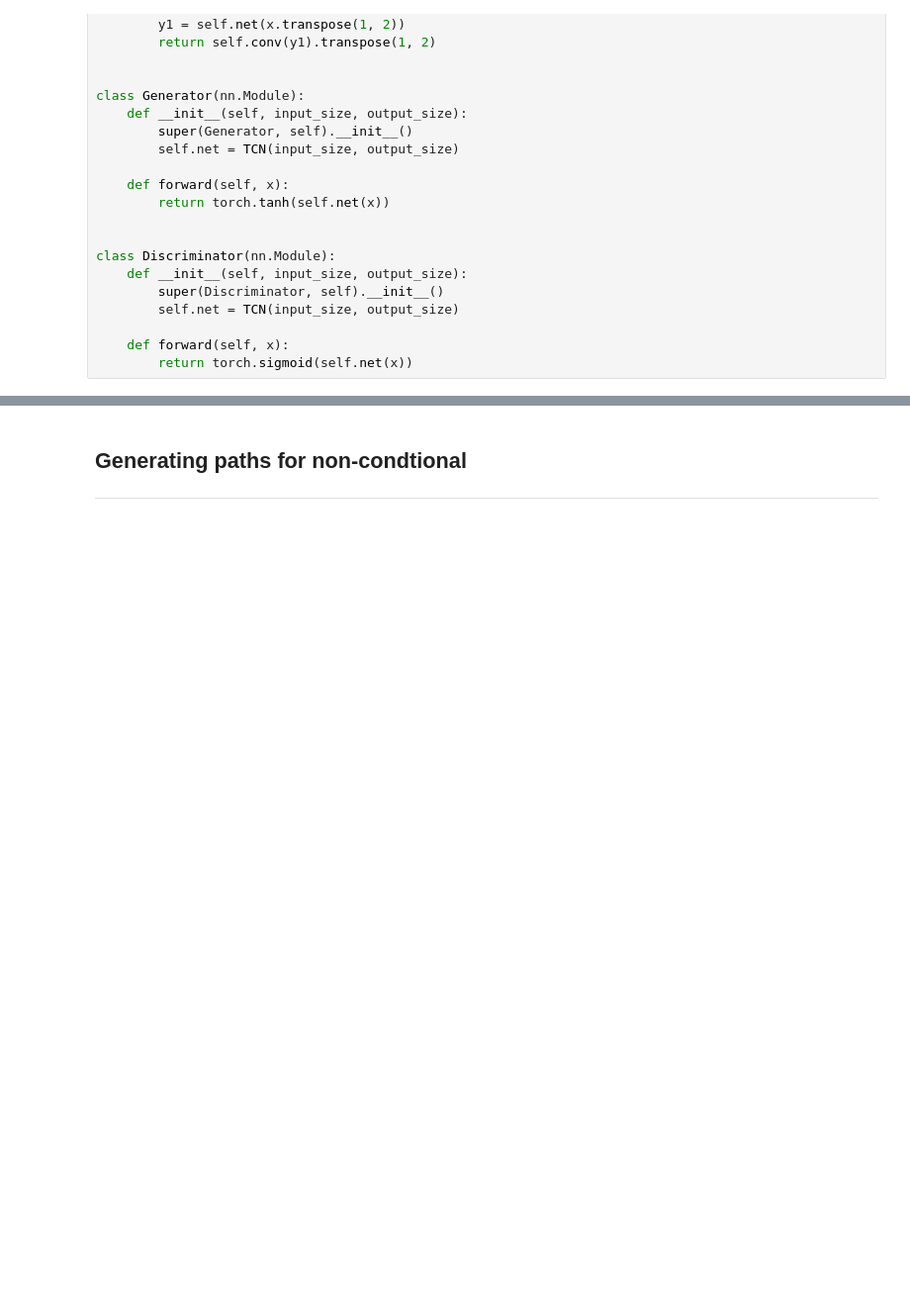
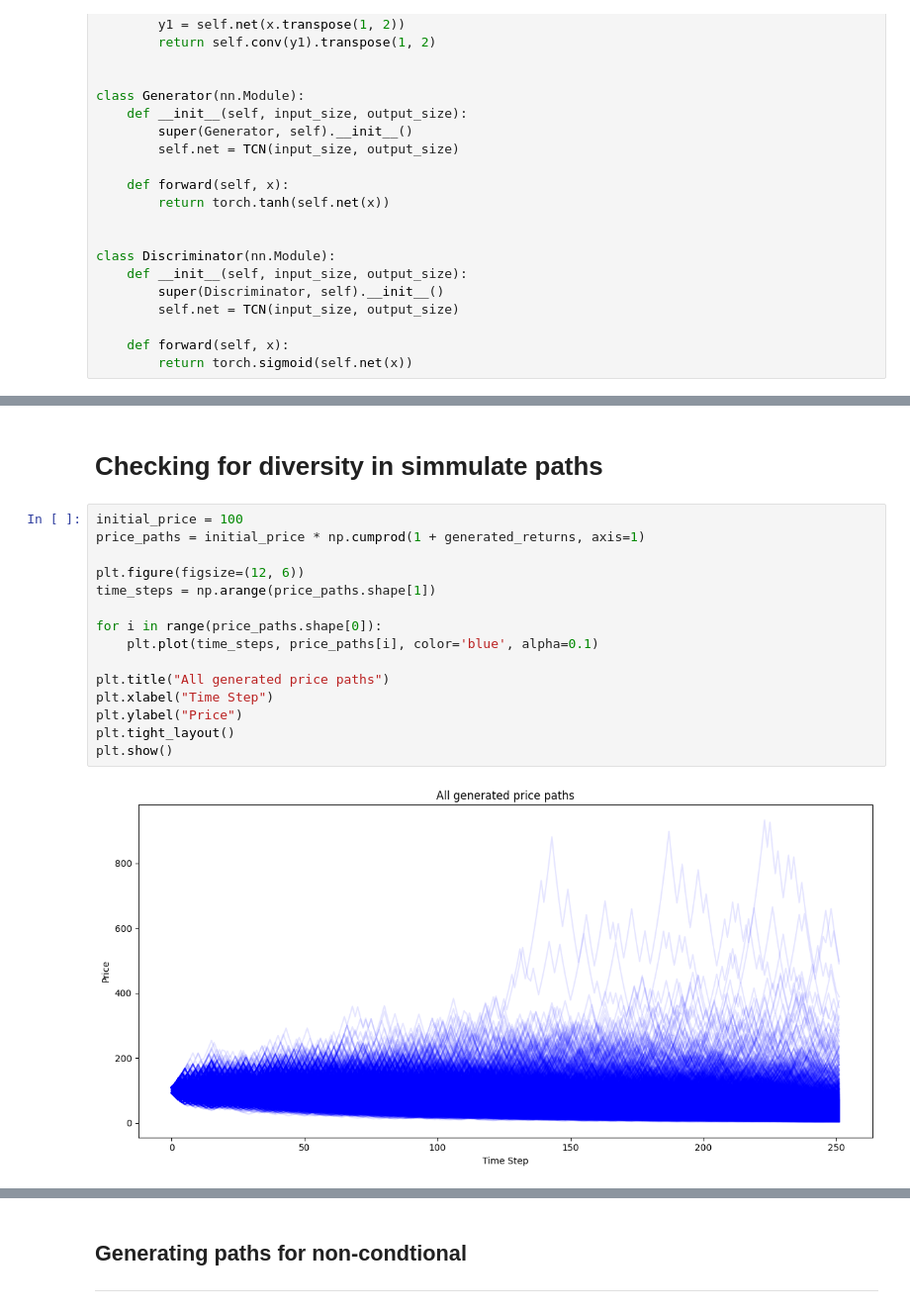
Before and after one commit to nickaskari/master-thesis, a Jupyter notebook: internal_models/CGANs/quantGAN.ipynb, the cells around one changed output, grey strips where cells are left out. Shown at 99% size. Saved outputs shown, nothing was run; the diff lists cells and outputs as text; blank space fills up the shorter version.

```diff
--- a/internal_models/CGANs/quantGAN.ipynb
+++ b/internal_models/CGANs/quantGAN.ipynb
@@ -480,0 +516,19 @@ plt.show()
+# %% [markdown]
+# Checking for diversity in simmulate paths
+# %%
+initial_price = 100
+price_paths = initial_price * np.cumprod(1 + generated_returns, axis=1)
+
+plt.figure(figsize=(12, 6))
+time_steps = np.arange(price_paths.shape[1])
+
+for i in range(price_paths.shape[0]):
+    plt.plot(time_steps, price_paths[i], color='blue', alpha=0.1)
+
+plt.title("All generated price paths")
+plt.xlabel("Time Step")
+plt.ylabel("Price")
+plt.tight_layout()
+plt.show()
+# %% [output]
+[figure, added]
```
Also changed, not shown: parts of 14 cells of this notebook.
